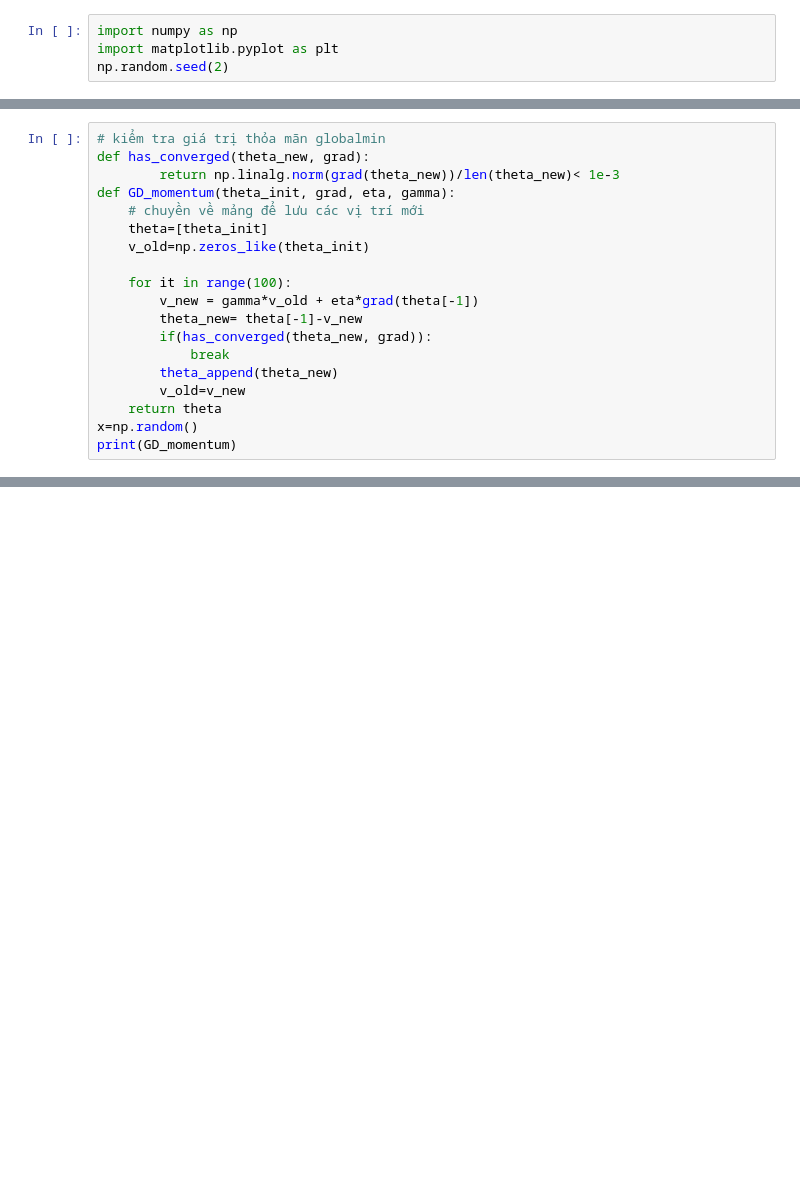
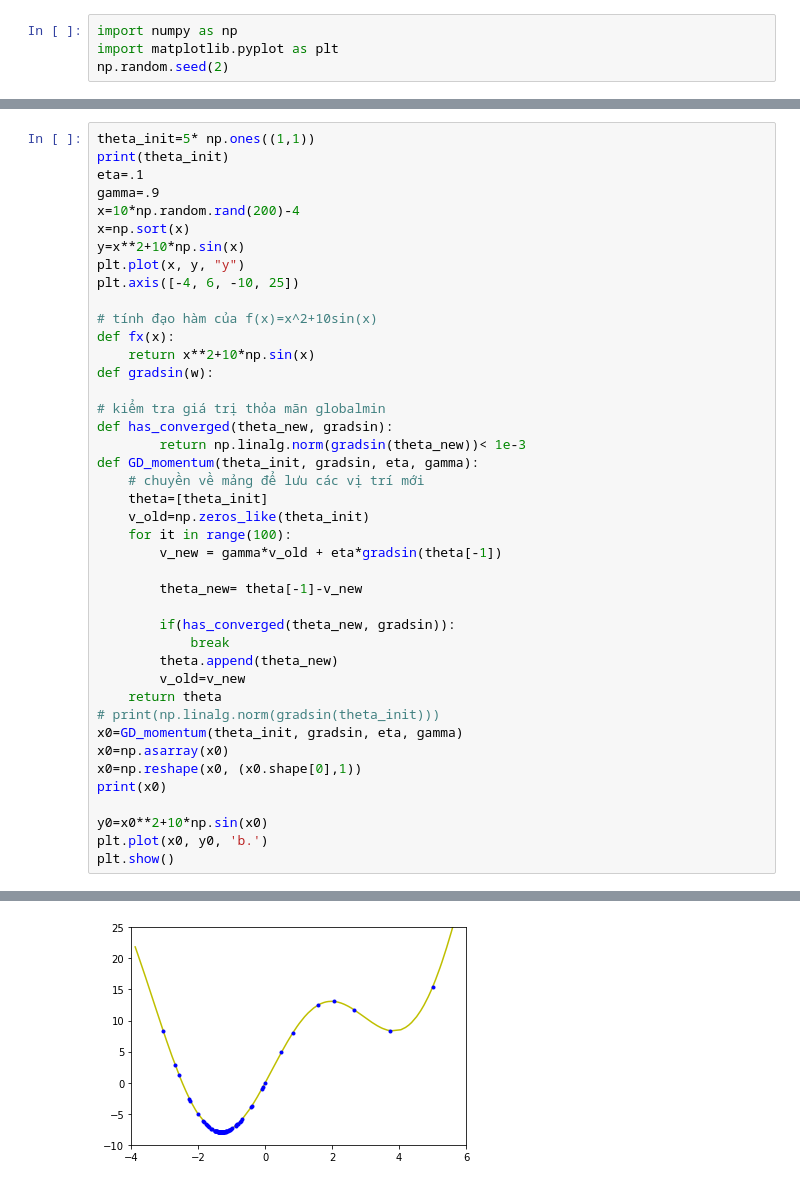
Before and after one commit to hainguyen201/MachineLearning, a Jupyter notebook: GradientDescent/GD.ipynb, the cells around one changed output, grey strips where cells are left out. Drawn from its saved outputs; the diff is of its cells as text; blank space fills up the shorter version.

```diff
--- a/GradientDescent/GD.ipynb
+++ b/GradientDescent/GD.ipynb
@@ -82,19 +83,43 @@ True
 # %%
+theta_init=5* np.ones((1,1))
+print(theta_init)
+eta=.1
+gamma=.9
+x=10*np.random.rand(200)-4
+x=np.sort(x)
+y=x**2+10*np.sin(x)
+plt.plot(x, y, "y")
+plt.axis([-4, 6, -10, 25])
+
+# tính đạo hàm của f(x)=x^2+10sin(x)
+def fx(x):
+    return x**2+10*np.sin(x)
+def gradsin(w):
+
 # kiểm tra giá trị thỏa mãn globalmin
-def has_converged(theta_new, grad):
-        return np.linalg.norm(grad(theta_new))/len(theta_new)< 1e-3
-def GD_momentum(theta_init, grad, eta, gamma):
+def has_converged(theta_new, gradsin):
+        return np.linalg.norm(gradsin(theta_new))< 1e-3
+def GD_momentum(theta_init, gradsin, eta, gamma):
     # chuyền về mảng để lưu các vị trí mới
     theta=[theta_init]
     v_old=np.zeros_like(theta_init)
+    for it in range(100):
+        v_new = gamma*v_old + eta*gradsin(theta[-1])
 
-    for it in range(100):
-        v_new = gamma*v_old + eta*grad(theta[-1])
         theta_new= theta[-1]-v_new
-        if(has_converged(theta_new, grad)):
+
+        if(has_converged(theta_new, gradsin)):
             break
-        theta_append(theta_new)
+        theta.append(theta_new)
         v_old=v_new
     return theta
-x=np.random()
-print(GD_momentum)
+# print(np.linalg.norm(gradsin(theta_init)))
+x0=GD_momentum(theta_init, gradsin, eta, gamma)
+x0=np.asarray(x0)
+x0=np.reshape(x0, (x0.shape[0],1))
+print(x0)
+
+y0=x0**2+10*np.sin(x0)
+plt.plot(x0, y0, 'b.')
+plt.show()
+# %% [output]
@@ -100,0 +143 @@ print(GD_momentum)
+[figure, added]
```
Also changed, not shown: parts of 4 cells of this notebook.
